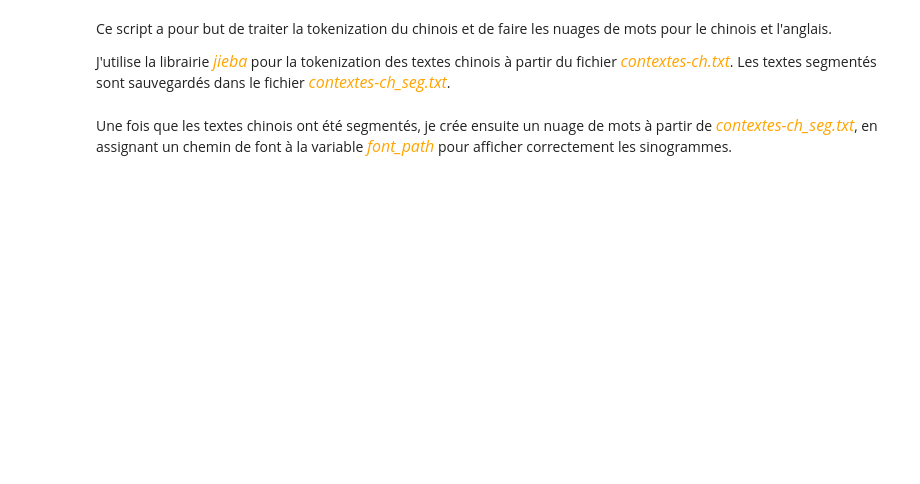
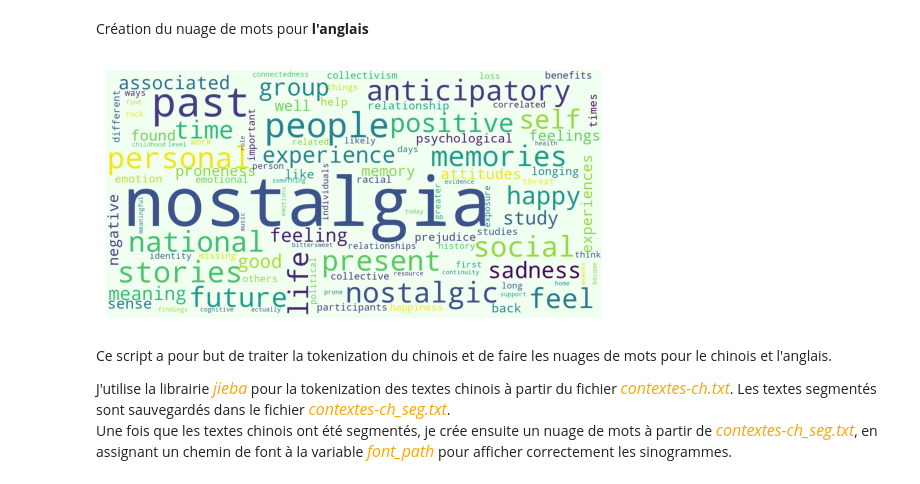
Before and after one commit to AnneSophie148/PROJET-PPE, a Jupyter notebook: tokenization_ch.ipynb, the cells around one changed output. Drawn from its saved outputs; the diff is of its cells as text; code cells hidden in the pictures; blank space fills up the shorter version.

Commit message:
Update Chinese & English files

```diff
--- a/tokenization_ch.ipynb
+++ b/tokenization_ch.ipynb
@@ -1,4 +10,46 @@
+# %% [markdown]
+Création du nuage de mots pour **l'anglais**
+# %%
+def filtering_en(file):
+    with open(file, 'r', encoding='utf-8') as f:
+        tokenizer = RegexpTokenizer("[a-z]{3,}")      # select only words, remove other symbols
+        tokens = tokenizer.tokenize(f.read())   # tokenize the whole text saved as one single string
+                                                # & return a list of tokens
+        sw = stopwords.words("english")   # yield a list of English stopwords
+        new_sw = [
+            'doi', 'oogle', 'google', 'research', 'often',
+            'also', 'ildschut', 'atcho','made','might', 'would','ostalgia',
+            'ersonal', 'whether', 'example', 'owever', 'outledge','nticipatory','meekes',
+            'researchers','edikides','toward','cholar','sychol','esearch','sychology',
+            'among','much','heung','make','rump','says','even','makes','could','used',
+            'rndt','page','text','many','ross','helps'
+        ]
+        sw.extend(new_sw)               # add new stopwords to list
+        filtered_list = [w for w in tokens if not w in sw and len(w) >=4]
+                                        # get complement: all tk - stopwords - tk < 4 = tk that we want
+
+        fq = Counter(filtered_list)     # calculate word frequency in filtered list
+        topwords = fq.most_common(100)  # select top 100 most frequent words for wordcloud making
+                                        # return a list made up of tuples
+
+        # define wordcloud
+        wordcloud = WordCloud(
+            background_color='honeydew',
+            scale=4,
+        )
+        wordcloud.generate_from_frequencies(dict(topwords))     # topwords: list of tuples --> dict
+
+        plt.imshow(wordcloud)
+        plt.axis("off")
+        plt.show()
+
+        wordcloud.to_file('./images/tab-tableaux/en.png')
+
+filtering_en('./itrameur/contextes-eng.txt')
+# %% [output]
+[figure, added]
 # %% [markdown]
 Ce script a pour but de traiter la tokenization du chinois et de faire les nuages de mots pour le chinois et l'anglais.
 
 J'utilise la librairie <font face="Fira Code" color=orange size=3>*jieba*</font> pour la tokenization des textes chinois à partir du fichier <font face="Fira Code" size=3 color=orange>*contextes-ch.txt*</font>. Les textes segmentés sont sauvegardés dans le fichier <font face="Fira Code" size=3 color=orange>*contextes-ch_seg.txt*</font>.
+Une fois que les textes chinois ont été segmentés, je crée ensuite un nuage de mots à partir de <font face="Fira Code" size=3 color=orange>*contextes-ch_seg.txt*</font>, en assignant un chemin de font à la variable <font face="Fira Code" size=3 color=orange>*font_path*</font> pour afficher correctement les sinogrammes.
@@ -18,5 +59,3 @@ with open('./itrameur/contextes-ch.txt', 'r', encoding='UTF-8') as fR:
         line = fR.read()    # open & read input file
         seg_list = jieba.cut(line, cut_all=False, HMM=True)   # tokenize
         fW.write(' '.join(seg_list))    # output file
-# %% [markdown]
-Une fois que les textes chinois ont été segmentés, je crée ensuite un nuage de mots à partir de <font face="Fira Code" size=3 color=orange>*contextes-ch_seg.txt*</font>, en assignant un chemin de font à la variable <font face="Fira Code" size=3 color=orange>*font_path*</font> pour afficher correctement les sinogrammes.
```
Also changed, not shown: parts of 5 cells of this notebook, 7 other files.
